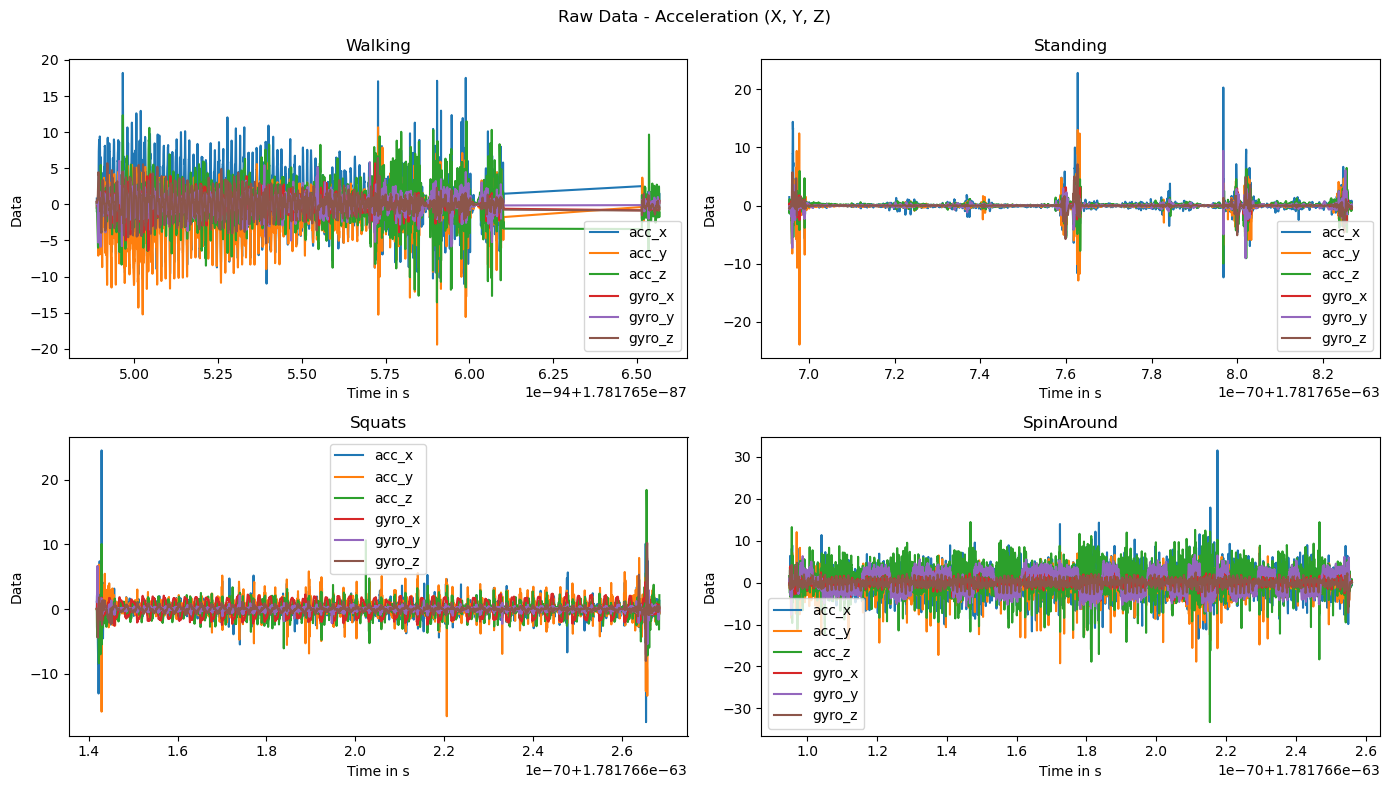
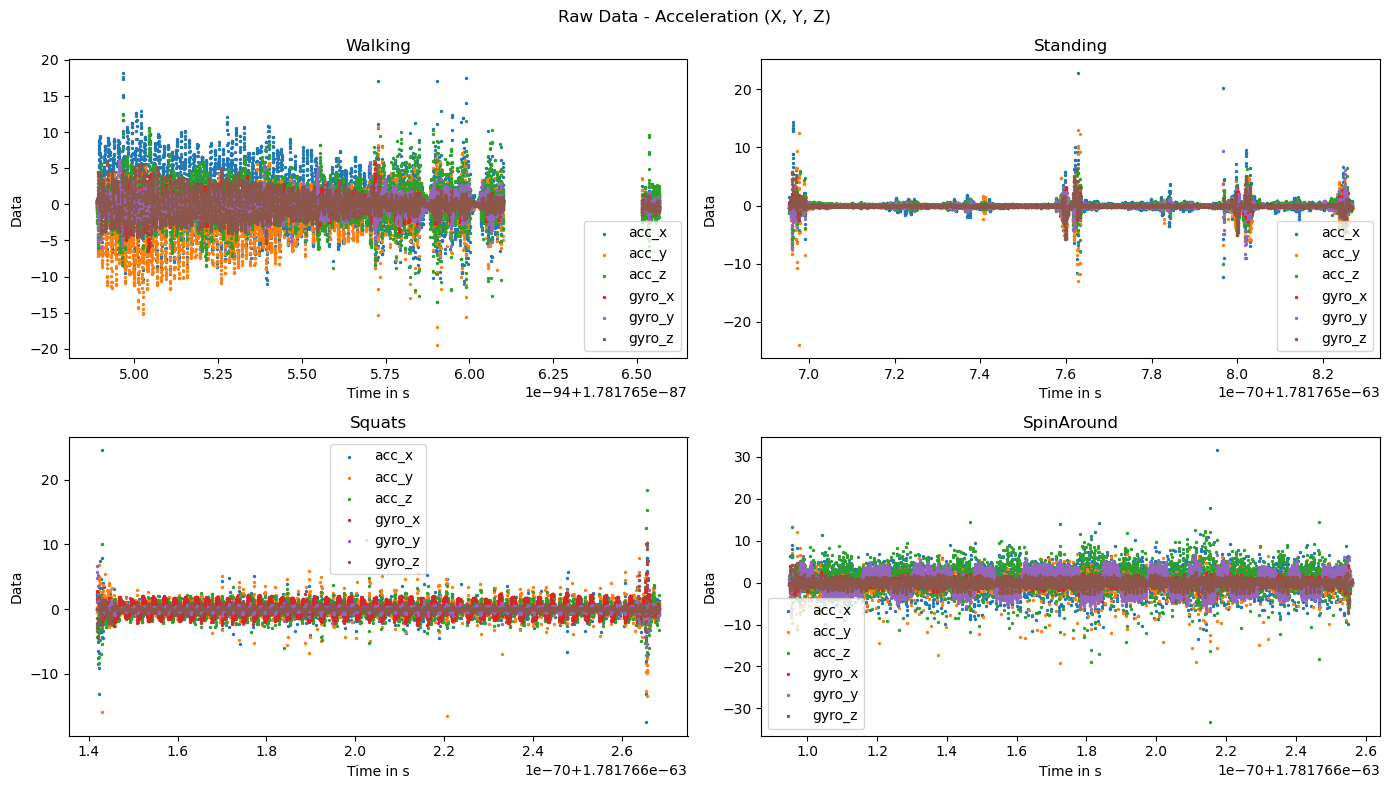
The notebook cell's code change between the first figure and the second:
--- before
+++ after
@@ -1,5 +1,5 @@
 fig, axes = plt.subplots(2, 2, figsize=(14, 8))
 
-def plot_activity(df: pd.DataFrame, activity: str, sensor: str, acc_or_gyr_flag = "acc"):
+def plot_activity(df: pd.DataFrame, activity: str, sensor: str = "acc"):
     """Plots X, Y, and Z of one sensor over time."""
     # TODO: compute time in seconds (timestamp_ms - timestamp_ms[0]) / 1000
@@ -16,9 +16,9 @@
         m = 1
         n = 0
-    elif ACTIVITIES[activity] == 4:
+    else:
         m = 1
         n = 1
 
-    axes[m][n].plot(time_in_s, df[sensor],label=sensor)  
+    axes[m][n].scatter(time_in_s, df[sensor],label=sensor, s= 2)  
     axes[m][n].set_ylabel('Data')
     axes[m][n].set_xlabel('Time in s')
@@ -43,3 +43,2 @@
 plt.tight_layout()
 plt.show()
-plt.legend()

Commit: Graphed